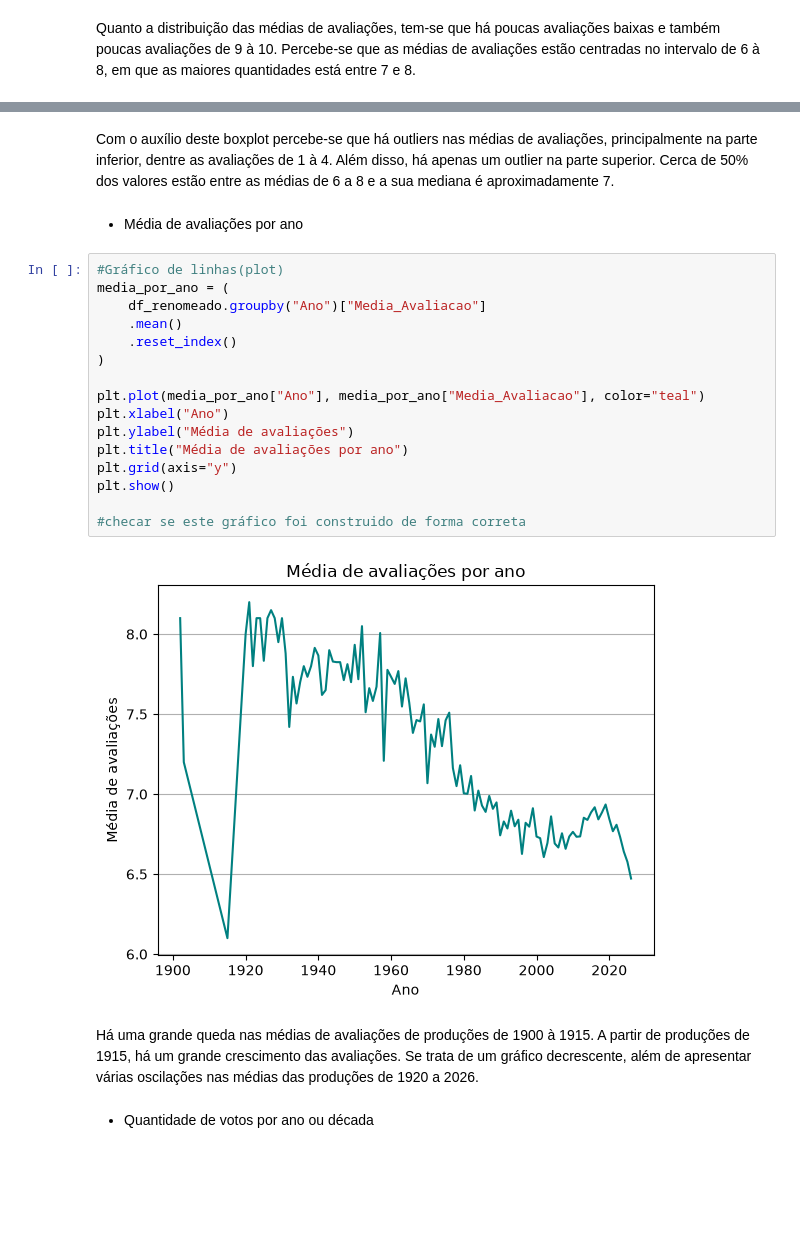
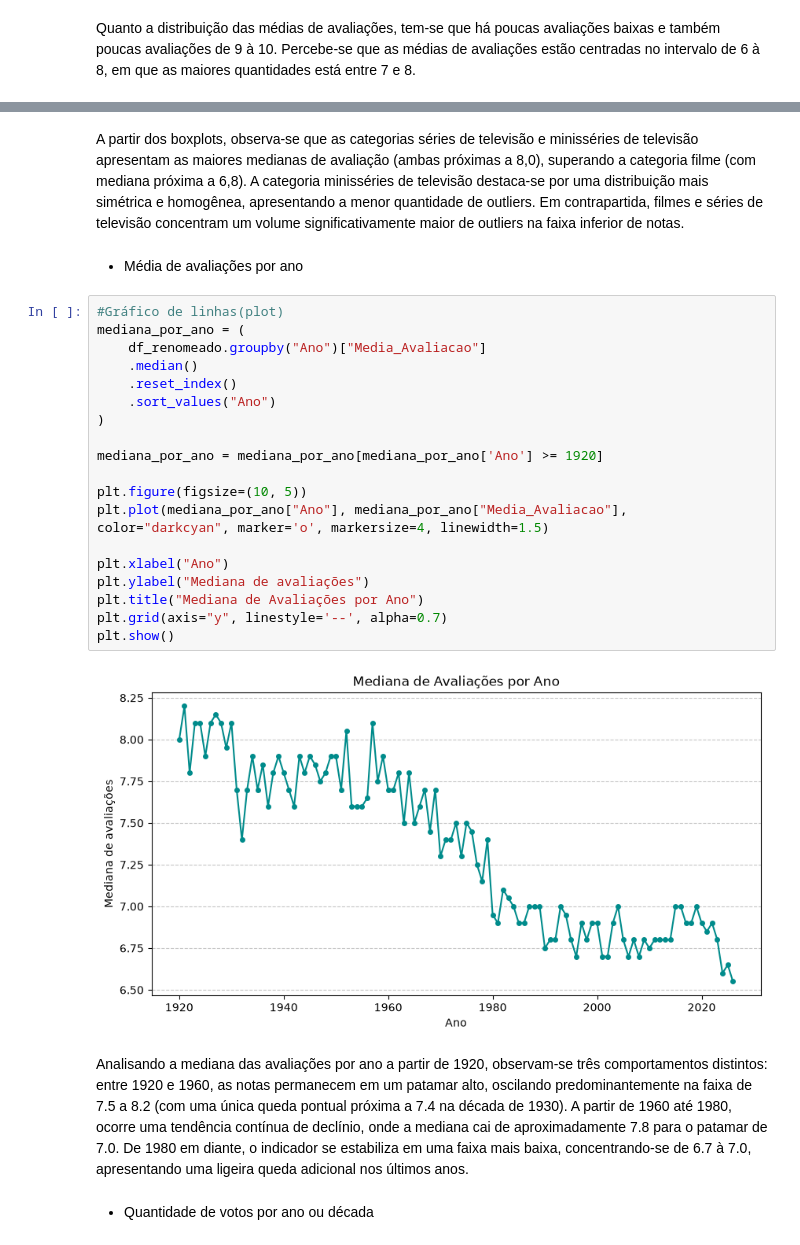
Before and after one commit to Lana230/analise_filmes_series, a Jupyter notebook: main.ipynb, the cells around one changed output, grey strips where cells are left out. Saved outputs shown, nothing was run; the diff lists cells and outputs as text; blank space fills up the shorter version.

```diff
--- a/main.ipynb
+++ b/main.ipynb
@@ -384,27 +353,30 @@ plt.show()
 # %% [markdown]
-Com o auxílio deste boxplot percebe-se que há outliers nas médias de avaliações, principalmente na parte inferior, dentre as avaliações de 1 à 4. Além disso, há apenas um outlier na parte superior. Cerca de 50% dos valores estão entre as médias de 6 a 8 e a sua mediana é aproximadamente 7.
+A partir dos boxplots, observa-se que as categorias séries de televisão e minisséries de televisão apresentam as maiores medianas de avaliação (ambas próximas a 8,0), superando a categoria filme (com mediana próxima a 6,8). A categoria minisséries de televisão destaca-se por uma distribuição mais simétrica e homogênea, apresentando a menor quantidade de outliers. Em contrapartida, filmes e séries de televisão concentram um volume significativamente maior de outliers na faixa inferior de notas.
 # %% [markdown]
 - Média de avaliações por ano
 # %%
 #Gráfico de linhas(plot)
-media_por_ano = (
+mediana_por_ano = (
     df_renomeado.groupby("Ano")["Media_Avaliacao"]
-    .mean()
+    .median()
     .reset_index()
+    .sort_values("Ano")
 )
 
-plt.plot(media_por_ano["Ano"], media_por_ano["Media_Avaliacao"], color="teal")
+mediana_por_ano = mediana_por_ano[mediana_por_ano['Ano'] >= 1920]
+
+plt.figure(figsize=(10, 5))
+plt.plot(mediana_por_ano["Ano"], mediana_por_ano["Media_Avaliacao"], color="darkcyan", marker='o', markersize=4, linewidth=1.5)
+
 plt.xlabel("Ano")
-plt.ylabel("Média de avaliações")
-plt.title("Média de avaliações por ano")
-plt.grid(axis="y")
+plt.ylabel("Mediana de avaliações")
+plt.title("Mediana de Avaliações por Ano")
+plt.grid(axis="y", linestyle='--', alpha=0.7)
 plt.show()
-
-#checar se este gráfico foi construido de forma correta
 # %% [output]
-[figure, old version]
+[figure, new version]
 # %% [markdown]
-Há uma grande queda nas médias de avaliações de produções de 1900 à 1915. A partir de produções de 1915, há um grande crescimento das avaliações. Se trata de um gráfico decrescente, além de apresentar várias oscilações nas médias das produções de 1920 a 2026.
+Analisando a mediana das avaliações por ano a partir de 1920, observam-se três comportamentos distintos: entre 1920 e 1960, as notas permanecem em um patamar alto, oscilando predominantemente na faixa de 7.5 a 8.2 (com uma única queda pontual próxima a 7.4 na década de 1930). A partir de 1960 até 1980, ocorre uma tendência contínua de declínio, onde a mediana cai de aproximadamente 7.8 para o patamar de 7.0. De 1980 em diante, o indicador se estabiliza em uma faixa mais baixa, concentrando-se de 6.7 à 7.0, apresentando uma ligeira queda adicional nos últimos anos.
 # %% [markdown]
 - Quantidade de votos por ano ou década
 # %%
```
Also changed, not shown: parts of 15 cells of this notebook.
